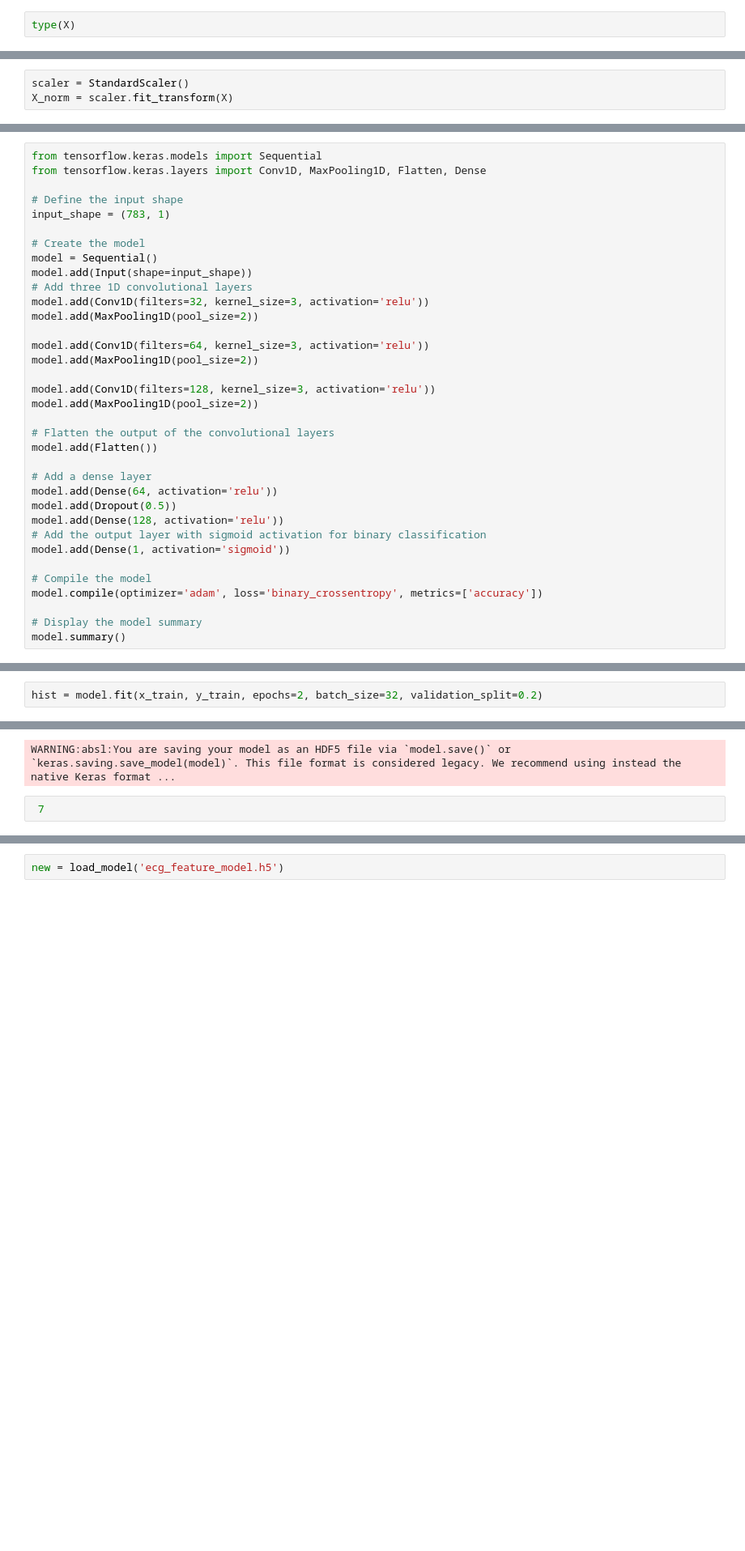
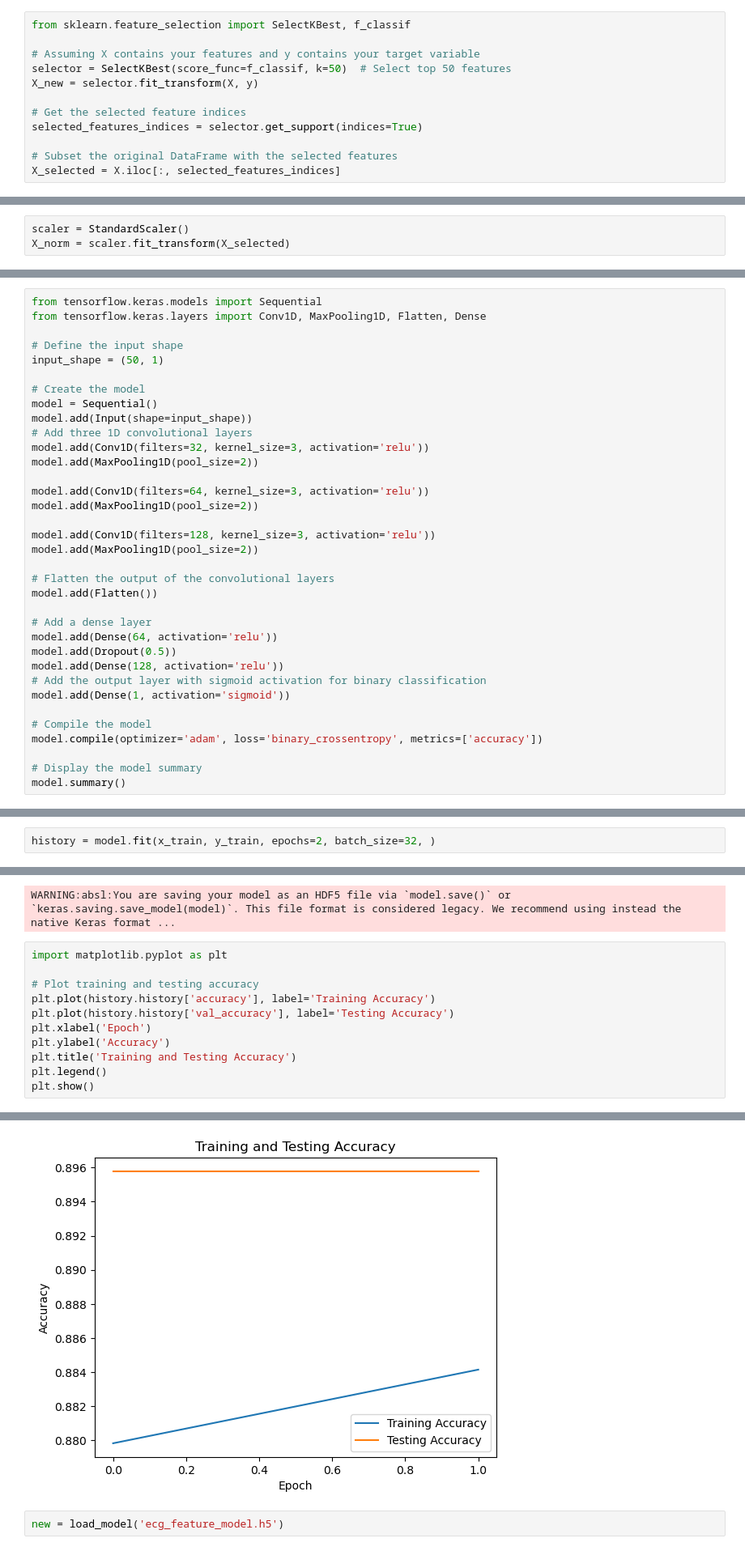
Before and after one commit to harshprajapati1/Heart-health-Prediction-using-Multi-Modal-methods, a Jupyter notebook: ECG.ipynb, the cells around one changed output, grey strips where cells are left out. Shown at 81% size. Cells and saved outputs as stored; diff of their text form; blank space fills up the shorter version.

```diff
--- a/ECG.ipynb
+++ b/ECG.ipynb
@@ -194,2 +177,12 @@ y = df['target']
 # %%
-type(X)
+from sklearn.feature_selection import SelectKBest, f_classif
+
+# Assuming X contains your features and y contains your target variable
+selector = SelectKBest(score_func=f_classif, k=50)  # Select top 50 features
+X_new = selector.fit_transform(X, y)
+
+# Get the selected feature indices
+selected_features_indices = selector.get_support(indices=True)
+
+# Subset the original DataFrame with the selected features
+X_selected = X.iloc[:, selected_features_indices]
@@ -198,6 +193,6 @@ pandas.core.frame.DataFrame
 # %%
 scaler = StandardScaler()
-X_norm = scaler.fit_transform(X)
+X_norm = scaler.fit_transform(X_selected)
 # %%
 x_train, x_test, y_train, y_test = train_test_split(X_norm,y,test_size=0.2,random_state=42)
 # %%
@@ -246,7 +241,7 @@ from tensorflow.keras.models import Sequential
 from tensorflow.keras.layers import Conv1D, MaxPooling1D, Flatten, Dense
 
 # Define the input shape
-input_shape = (783, 1)
+input_shape = (50, 1)
 
 # Create the model
 model = Sequential()
@@ -316,6 +311,6 @@ def preprocess(data,target):
     X_norm = scaler.fit_transform(X)
     return X_norm,y
 # %%
-hist = model.fit(x_train, y_train, epochs=2, batch_size=32, validation_split=0.2)
+history = model.fit(x_train, y_train, epochs=2, batch_size=32, )
 # %% [output]
 Epoch 1/2
@@ -386,5 +379,14 @@ feature_model.save("ecg_feature_model.h5")
 # %% [output]
 WARNING:absl:You are saving your model as an HDF5 file via `model.save()` or `keras.saving.save_model(model)`. This file format is considered legacy. We recommend using instead the native Keras format ...
 # %%
- 7
+import matplotlib.pyplot as plt
+
+# Plot training and testing accuracy
+plt.plot(history.history['accuracy'], label='Training Accuracy')
+plt.plot(history.history['val_accuracy'], label='Testing Accuracy')
+plt.xlabel('Epoch')
+plt.ylabel('Accuracy')
+plt.title('Training and Testing Accuracy')
+plt.legend()
+plt.show()
 # %% [output]
@@ -392,3 +393,4 @@ WARNING:absl:You are saving your model as an HDF5 file via `model.save()` or `ke
+[figure, added]
 # %%
 new = load_model('ecg_feature_model.h5')
 # %% [output]
```
Also changed, not shown: parts of 12 cells of this notebook, 14 other files.
